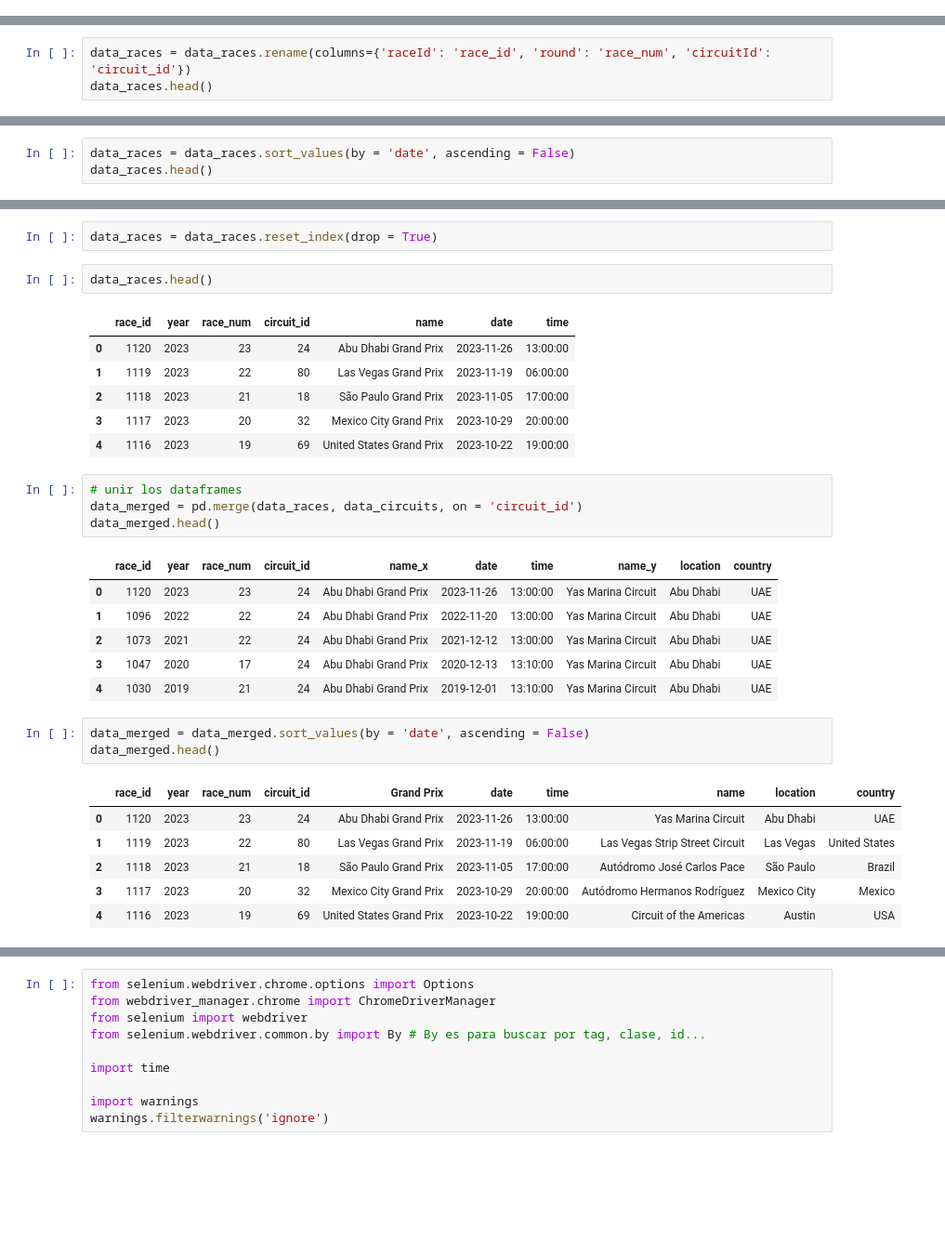
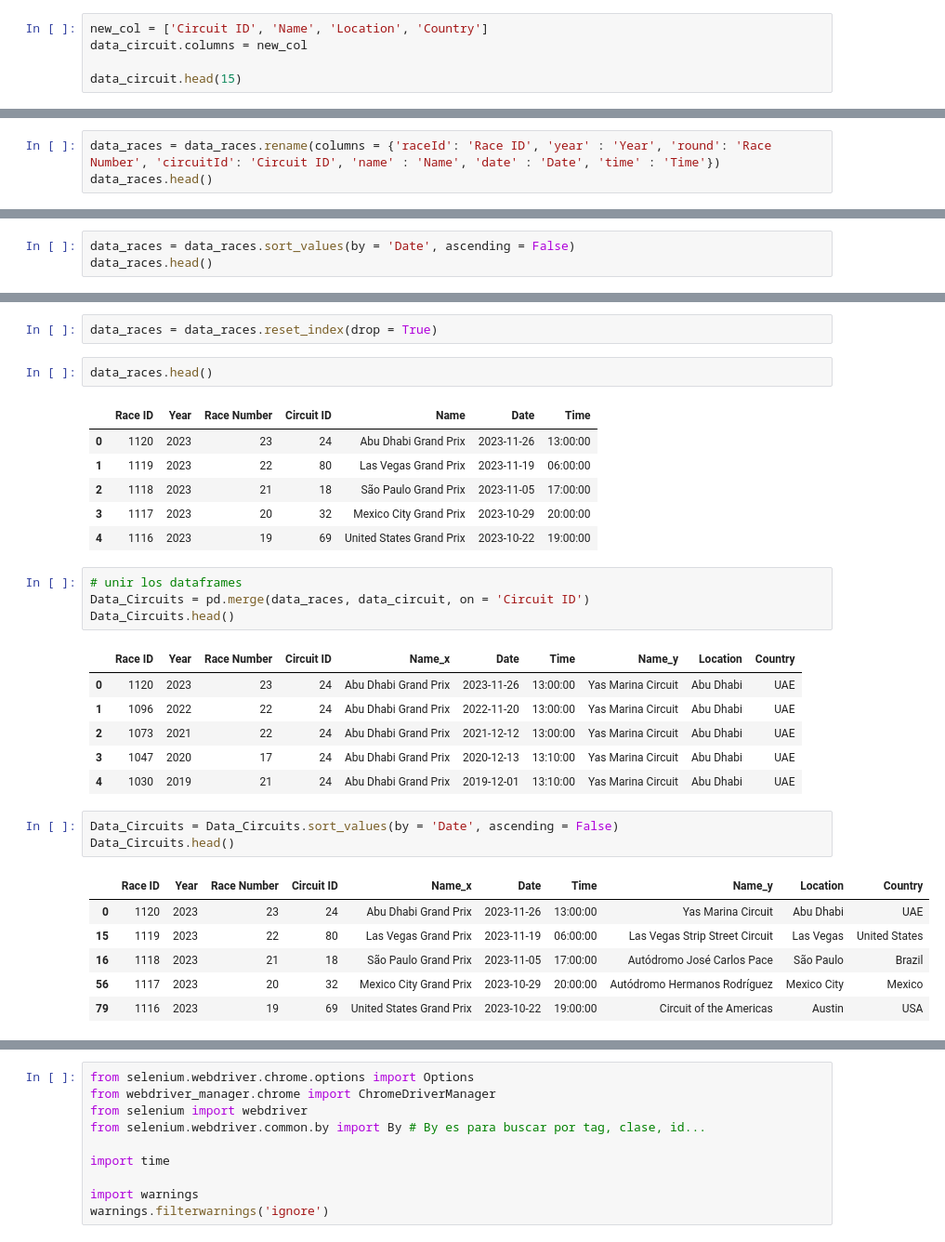
Before and after one commit to JuanGouveia/ETL-Project, a Jupyter notebook: code/book.ipynb, the cells around one changed output, grey strips where cells are left out. Shown: that part at 93% size. Saved outputs shown, nothing was run; the diff lists cells and outputs as text; blank space fills up the shorter version.

```diff
--- a/code/book.ipynb
+++ b/code/book.ipynb
@@ -43,0 +34,5 @@ data_circuits.head()
+# %%
+new_col = ['Circuit ID', 'Name', 'Location', 'Country']
+data_circuit.columns = new_col
+
+data_circuit.head(15)
@@ -66,6 +78,6 @@ data_races.head()
 | 3 | 4 | 2009 | 4 | 3 | Bahrain Grand Prix | 2009-04-26 | 12:00:00 |
 | 4 | 5 | 2009 | 5 | 4 | Spanish Grand Prix | 2009-05-10 | 12:00:00 |
 # %%
-data_races = data_races.rename(columns={'raceId': 'race_id', 'round': 'race_num', 'circuitId': 'circuit_id'})
+data_races = data_races.rename(columns = {'raceId': 'Race ID', 'year' : 'Year', 'round': 'Race Number', 'circuitId': 'Circuit ID', 'name' : 'Name', 'date' : 'Date', 'time' : 'Time'})
 data_races.head()
 # %% [output]
@@ -86,6 +98,6 @@ array([2009, 2008, 2007, 2006, 2005, 2004, 2003, 2002, 2001, 2000, 1999,
        1955, 1954, 1953, 1952, 1951, 1950, 2011, 2012, 2013, 2014, 2015,
        2016, 2017, 2018, 2019, 2020, 2021, 2022, 2023], dtype=int64)
 # %%
-data_races = data_races.sort_values(by = 'date', ascending = False)
+data_races = data_races.sort_values(by = 'Date', ascending = False)
 data_races.head()
 # %% [output]
@@ -100,7 +112,7 @@ data_races = data_races.reset_index(drop = True)
 # %%
 data_races.head()
 # %% [output]
-|  | race_id | year | race_num | circuit_id | name | date | time |
+|  | Race ID | Year | Race Number | Circuit ID | Name | Date | Time |
 | 0 | 1120 | 2023 | 23 | 24 | Abu Dhabi Grand Prix | 2023-11-26 | 13:00:00 |
 | 1 | 1119 | 2023 | 22 | 80 | Las Vegas Grand Prix | 2023-11-19 | 06:00:00 |
 | 2 | 1118 | 2023 | 21 | 18 | São Paulo Grand Prix | 2023-11-05 | 17:00:00 |
@@ -108,23 +120,23 @@ data_races.head()
 | 4 | 1116 | 2023 | 19 | 69 | United States Grand Prix | 2023-10-22 | 19:00:00 |
 # %%
 # unir los dataframes
-data_merged = pd.merge(data_races, data_circuits, on = 'circuit_id')
-data_merged.head()
+Data_Circuits = pd.merge(data_races, data_circuit, on = 'Circuit ID')
+Data_Circuits.head()
 # %% [output]
-|  | race_id | year | race_num | circuit_id | name_x | date | time | name_y | location | country |
+|  | Race ID | Year | Race Number | Circuit ID | Name_x | Date | Time | Name_y | Location | Country |
 | 0 | 1120 | 2023 | 23 | 24 | Abu Dhabi Grand Prix | 2023-11-26 | 13:00:00 | Yas Marina Circuit | Abu Dhabi | UAE |
 | 1 | 1096 | 2022 | 22 | 24 | Abu Dhabi Grand Prix | 2022-11-20 | 13:00:00 | Yas Marina Circuit | Abu Dhabi | UAE |
 | 2 | 1073 | 2021 | 22 | 24 | Abu Dhabi Grand Prix | 2021-12-12 | 13:00:00 | Yas Marina Circuit | Abu Dhabi | UAE |
 | 3 | 1047 | 2020 | 17 | 24 | Abu Dhabi Grand Prix | 2020-12-13 | 13:10:00 | Yas Marina Circuit | Abu Dhabi | UAE |
 | 4 | 1030 | 2019 | 21 | 24 | Abu Dhabi Grand Prix | 2019-12-01 | 13:10:00 | Yas Marina Circuit | Abu Dhabi | UAE |
 # %%
-data_merged = data_merged.sort_values(by = 'date', ascending = False)
-data_merged.head()
+Data_Circuits = Data_Circuits.sort_values(by = 'Date', ascending = False)
+Data_Circuits.head()
 # %% [output]
-|  | race_id | year | race_num | circuit_id | Grand Prix | date | time | name | location | country |
+|  | Race ID | Year | Race Number | Circuit ID | Name_x | Date | Time | Name_y | Location | Country |
 | 0 | 1120 | 2023 | 23 | 24 | Abu Dhabi Grand Prix | 2023-11-26 | 13:00:00 | Yas Marina Circuit | Abu Dhabi | UAE |
-| 1 | 1119 | 2023 | 22 | 80 | Las Vegas Grand Prix | 2023-11-19 | 06:00:00 | Las Vegas Strip Street Circuit | Las Vegas | United States |
-| 2 | 1118 | 2023 | 21 | 18 | São Paulo Grand Prix | 2023-11-05 | 17:00:00 | Autódromo José Carlos Pace | São Paulo | Brazil |
-| 3 | 1117 | 2023 | 20 | 32 | Mexico City Grand Prix | 2023-10-29 | 20:00:00 | Autódromo Hermanos Rodríguez | Mexico City | Mexico |
-| 4 | 1116 | 2023 | 19 | 69 | United States Grand Prix | 2023-10-22 | 19:00:00 | Circuit of the Americas | Austin | USA |
+| 15 | 1119 | 2023 | 22 | 80 | Las Vegas Grand Prix | 2023-11-19 | 06:00:00 | Las Vegas Strip Street Circuit | Las Vegas | United States |
+| 16 | 1118 | 2023 | 21 | 18 | São Paulo Grand Prix | 2023-11-05 | 17:00:00 | Autódromo José Carlos Pace | São Paulo | Brazil |
+| 56 | 1117 | 2023 | 20 | 32 | Mexico City Grand Prix | 2023-10-29 | 20:00:00 | Autódromo Hermanos Rodríguez | Mexico City | Mexico |
+| 79 | 1116 | 2023 | 19 | 69 | United States Grand Prix | 2023-10-22 | 19:00:00 | Circuit of the Americas | Austin | USA |
 # %%
```
Also changed, not shown: parts of 43 cells of this notebook.
